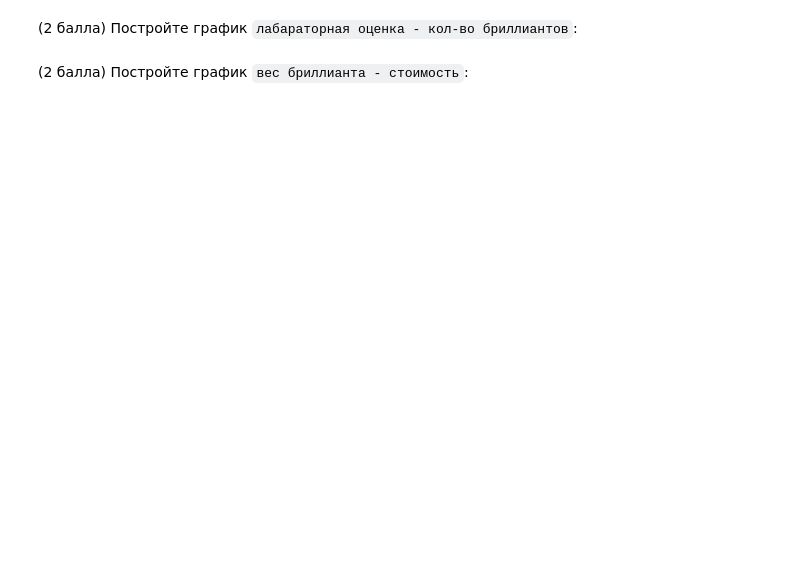
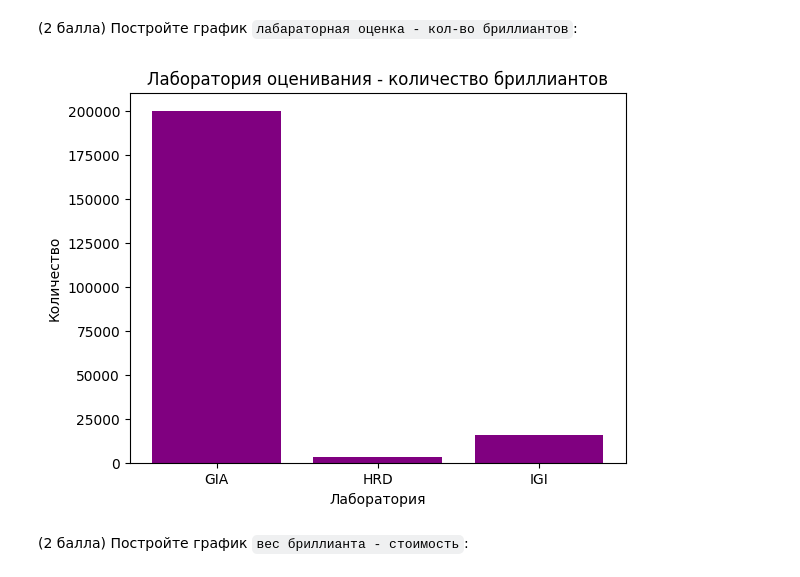
Before and after one commit to DavydenkoGr/Lab-Work, a Jupyter notebook: lab_work.ipynb, the cells around one changed output. Cells and saved outputs as stored; diff of their text form; code cells hidden in the pictures; blank space fills up the shorter version.

```diff
--- a/lab_work.ipynb
+++ b/lab_work.ipynb
@@ -417,2 +419,18 @@ diagram
+# %%
+lab_group = diamonds.groupby("lab").size()
+
+plt.bar(
+    lab_group.index,
+    lab_group,
+    color="purple"
+)
+
+plt.title("Лаборатория оценивания - количество бриллиантов")
+plt.xlabel("Лаборатория")
+plt.ylabel("Количество")
+
+plt.show()
+# %% [output]
+[figure, added]
 # %% [markdown]
 (2 балла) Постройте график `вес бриллианта - стоимость`:
```
Also changed, not shown: parts of 18 cells of this notebook.
